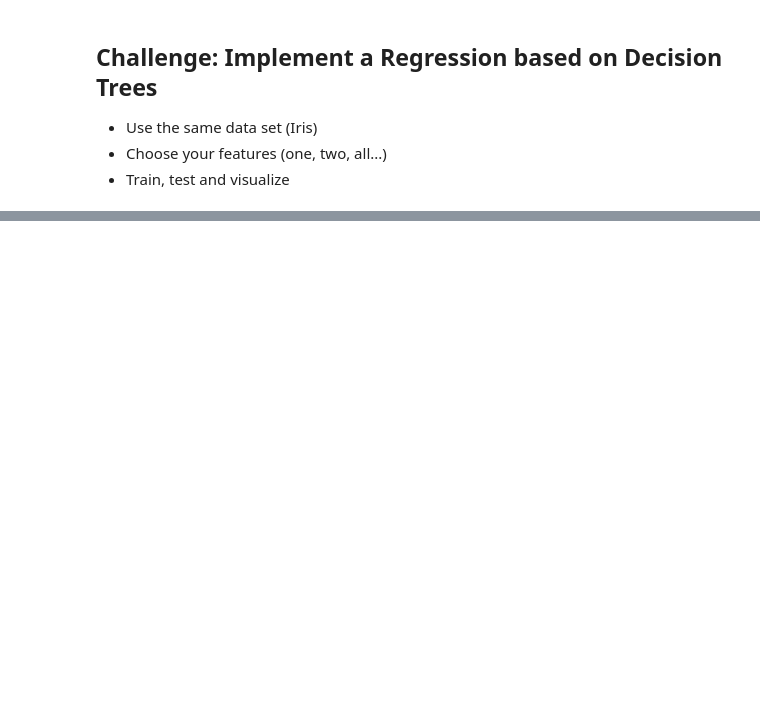
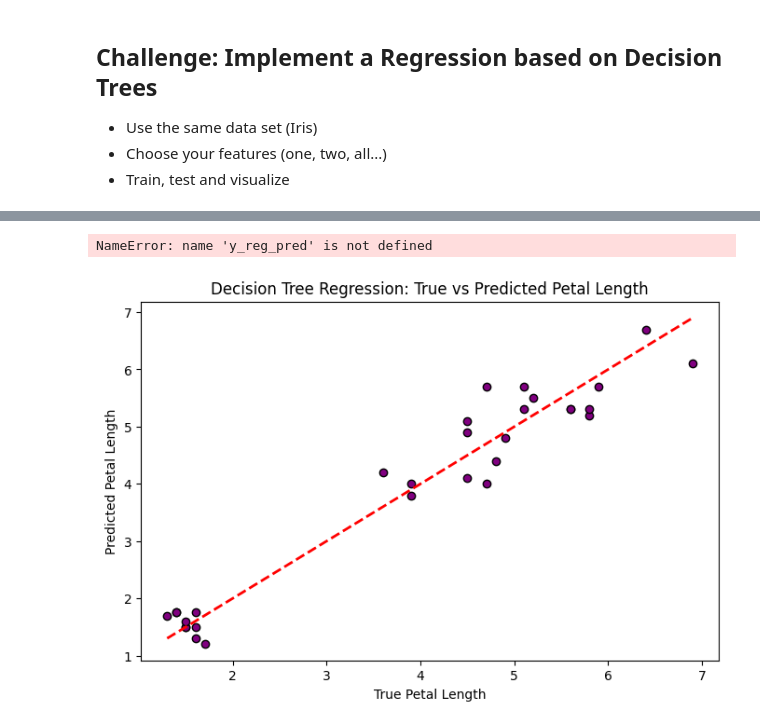
Before and after one commit to Yogesh-333/CW-Foundations-of-Machine-Learning-Frameworks-CSCN8010, a Jupyter notebook: K_NearestNeighbors.ipynb, the cells around one changed output, grey strips where cells are left out. Drawn from its saved outputs; the diff is of its cells as text; code cells hidden in the pictures; blank space fills up the shorter version.

```diff
--- a/K_NearestNeighbors.ipynb
+++ b/K_NearestNeighbors.ipynb
@@ -80,24 +121,3 @@ plt.show()
 - Use the same data set (Iris)
 - Choose your features (one, two, all...)
 - Train, test and visualize
-# %%
-from sklearn.tree import DecisionTreeRegressor
-from sklearn.metrics import mean_squared_error
-
-# For regression, let's predict petal length (feature index 2) using the other features
-y_reg = X[:, 2]  # Petal length
-X_reg = X[:, [0, 1, 3]]  # Use all features except petal length
-
-# Split into train and test sets (reuse train_test_split if available)
-X_reg_train, X_reg_test, y_reg_train, y_reg_test = train_test_split(X_reg, y_reg, test_size=0.2, random_state=42)
-
-# Create and train the Decision Tree Regressor
-dt_reg = DecisionTreeRegressor(random_state=42)
-dt_reg.fit(X_reg_train, y_reg_train)
-
-# Predict on the test set
-y_reg_pred = dt_reg.predict(X_reg_test)
-
-# Evaluate the regression performance
-mse = mean_squared_error(y_reg_test, y_reg_pred)
-print(f"Decision Tree Regression MSE (Petal Length): {mse:.2f}")
@@ -103,0 +146,19 @@ print(f"Decision Tree Regression MSE (Petal Length): {mse:.2f}")
+# %%
+
+# 5. Evaluate the regression performance
+mse = mean_squared_error(y_reg_test, y_reg_pred)
+print(f"Decision Tree Regression MSE (Petal Length): {mse:.2f}")
+# %% [output]
+NameError: name 'y_reg_pred' is not defined
+# %%
+# 6. Visualize: True vs Predicted petal length
+import matplotlib.pyplot as plt
+plt.figure(figsize=(8, 5))
+plt.scatter(y_reg_test, y_reg_pred, color='purple', edgecolor='k')
+plt.plot([y_reg_test.min(), y_reg_test.max()], [y_reg_test.min(), y_reg_test.max()], 'r--', lw=2)
+plt.xlabel("True Petal Length")
+plt.ylabel("Predicted Petal Length")
+plt.title("Decision Tree Regression: True vs Predicted Petal Length")
+plt.show()
+# %% [output]
+[figure, added]
```
Also changed, not shown: parts of 10 cells of this notebook.
